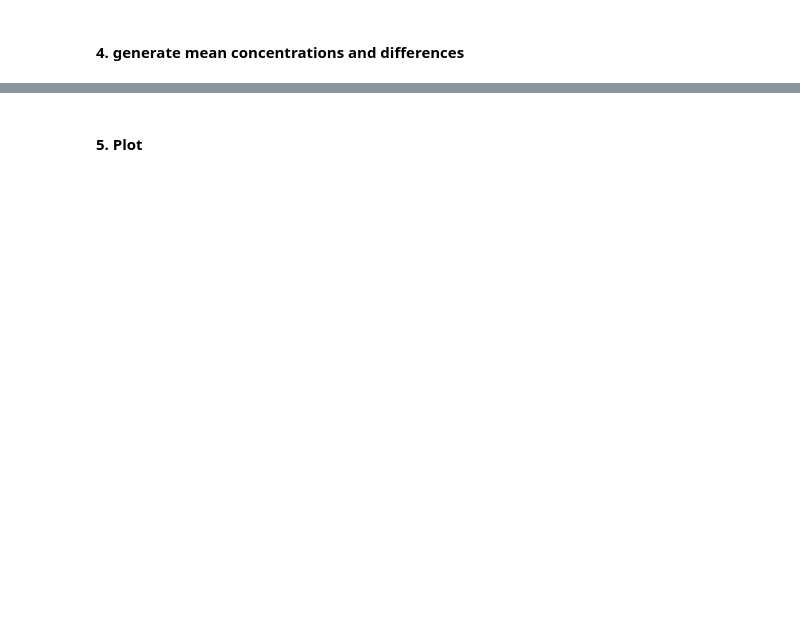
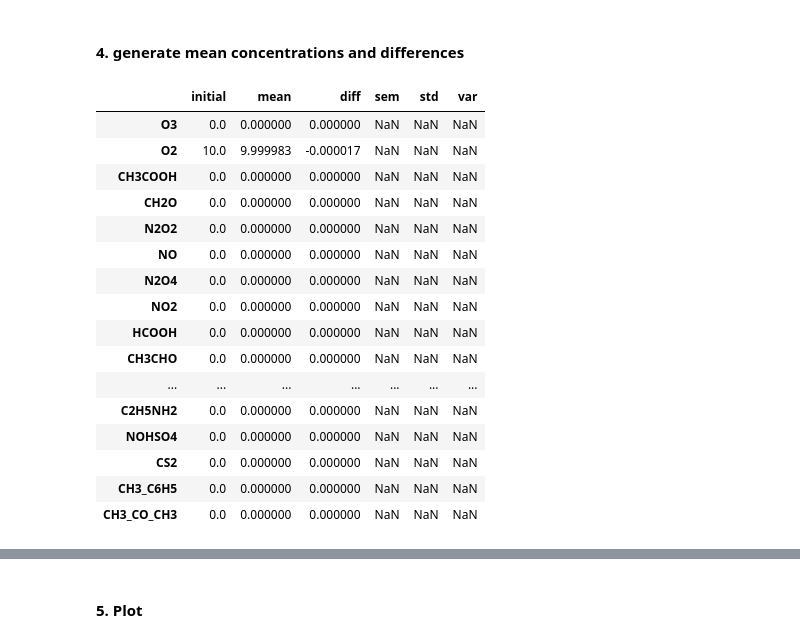
Before and after one commit to badw/arcs, a Jupyter notebook: examples/example_run_arcs.ipynb, the cells around one changed output, grey strips where cells are left out. Cells and saved outputs as stored; diff of their text form; code cells hidden in the pictures; blank space fills up the shorter version.

```diff
--- a/examples/example_run_arcs.ipynb
+++ b/examples/example_run_arcs.ipynb
@@ -77,6 +63,27 @@ stats.head(20)
 dtype: int64
 # %% [markdown]
 #### 4. generate mean concentrations and differences
+# %%
+average_data = pd.DataFrame(analysis.average_sampling(data))
+average_data
+# %% [output]
+|  | initial | mean | diff | sem | std | var |
+| O3 | 0.0 | 0.000000 | 0.000000 | NaN | NaN | NaN |
+| O2 | 10.0 | 9.999983 | -0.000017 | NaN | NaN | NaN |
+| CH3COOH | 0.0 | 0.000000 | 0.000000 | NaN | NaN | NaN |
+| CH2O | 0.0 | 0.000000 | 0.000000 | NaN | NaN | NaN |
+| N2O2 | 0.0 | 0.000000 | 0.000000 | NaN | NaN | NaN |
+| NO | 0.0 | 0.000000 | 0.000000 | NaN | NaN | NaN |
+| N2O4 | 0.0 | 0.000000 | 0.000000 | NaN | NaN | NaN |
+| NO2 | 0.0 | 0.000000 | 0.000000 | NaN | NaN | NaN |
+| HCOOH | 0.0 | 0.000000 | 0.000000 | NaN | NaN | NaN |
+| CH3CHO | 0.0 | 0.000000 | 0.000000 | NaN | NaN | NaN |
+| ... | ... | ... | ... | ... | ... | ... |
+| C2H5NH2 | 0.0 | 0.000000 | 0.000000 | NaN | NaN | NaN |
+| NOHSO4 | 0.0 | 0.000000 | 0.000000 | NaN | NaN | NaN |
+| CS2 | 0.0 | 0.000000 | 0.000000 | NaN | NaN | NaN |
+| CH3_C6H5 | 0.0 | 0.000000 | 0.000000 | NaN | NaN | NaN |
+| CH3_CO_CH3 | 0.0 | 0.000000 | 0.000000 | NaN | NaN | NaN |
 # %%
 average_data = pd.DataFrame(analysis.average_sampling(data))
 average_data = average_data.loc[~(average_data==0).all(axis=1)]
```
Also changed, not shown: parts of 6 cells of this notebook, 4 other files.
